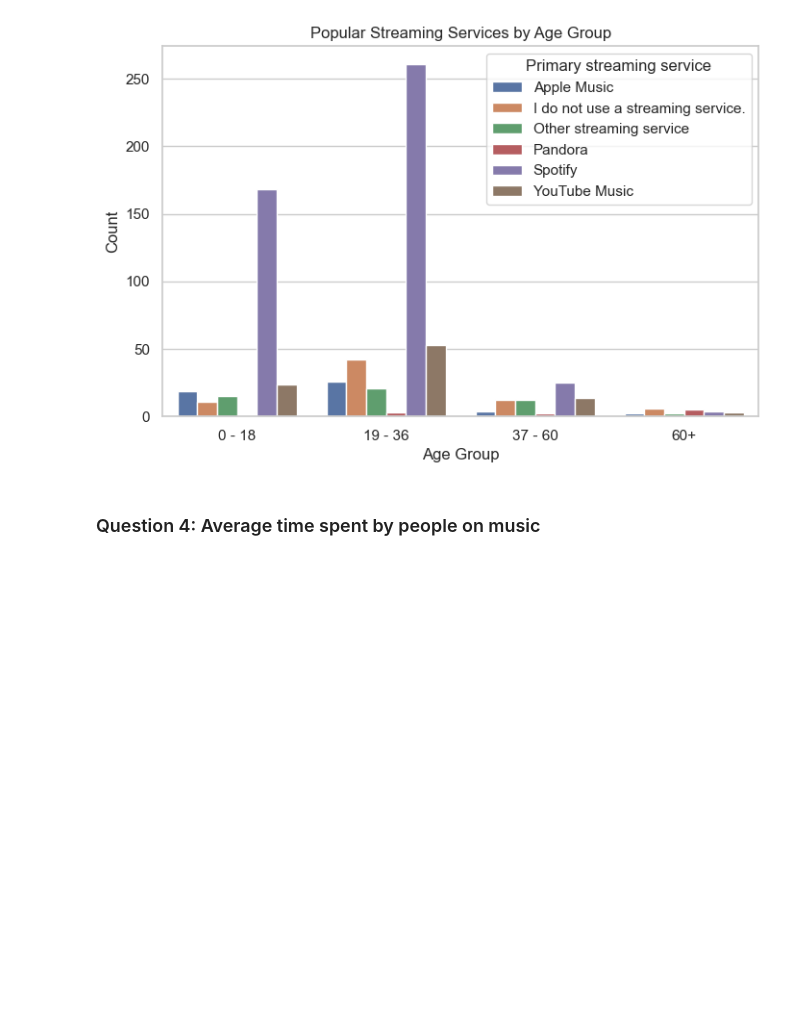
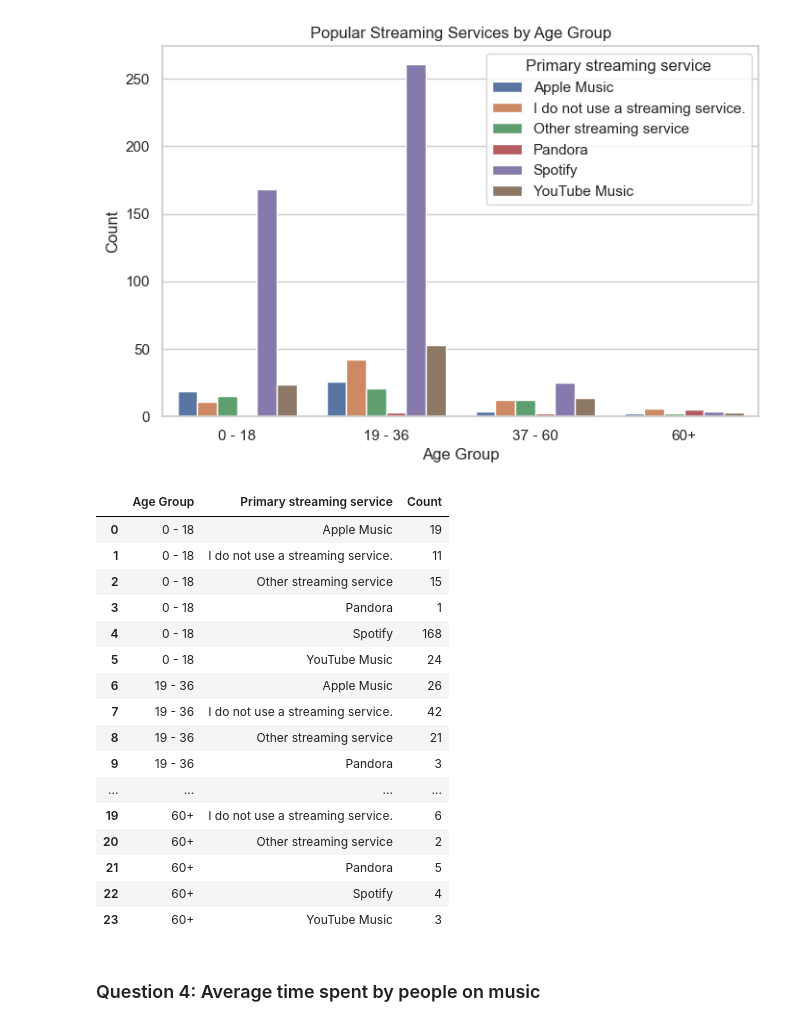
Before and after one commit to pkarey/project-1, a Jupyter notebook: music_GW_project.ipynb, the cells around one changed output. Saved outputs shown, nothing was run; the diff lists cells and outputs as text; code cells hidden in the pictures; blank space fills up the shorter version.

```diff
--- a/music eda v1.ipynb
+++ b/music_GW_project.ipynb
@@ -140,6 +355,26 @@ plt.ylabel('Count')
 plt.show()
 # %% [output]
 [figure]
+# %%
+age_service_counts
+# %% [output]
+|  | Age Group | Primary streaming service | Count |
+| 0 | 0 - 18 | Apple Music | 19 |
+| 1 | 0 - 18 | I do not use a streaming service. | 11 |
+| 2 | 0 - 18 | Other streaming service | 15 |
+| 3 | 0 - 18 | Pandora | 1 |
+| 4 | 0 - 18 | Spotify | 168 |
+| 5 | 0 - 18 | YouTube Music | 24 |
+| 6 | 19 - 36 | Apple Music | 26 |
+| 7 | 19 - 36 | I do not use a streaming service. | 42 |
+| 8 | 19 - 36 | Other streaming service | 21 |
+| 9 | 19 - 36 | Pandora | 3 |
+| ... | ... | ... | ... |
+| 19 | 60+ | I do not use a streaming service. | 6 |
+| 20 | 60+ | Other streaming service | 2 |
+| 21 | 60+ | Pandora | 5 |
+| 22 | 60+ | Spotify | 4 |
+| 23 | 60+ | YouTube Music | 3 |
 # %% [markdown]
 ### Question 4: Average time spent by people on music
 # %%
```
Also changed, not shown: parts of 25 cells of this notebook, 5 other files.
